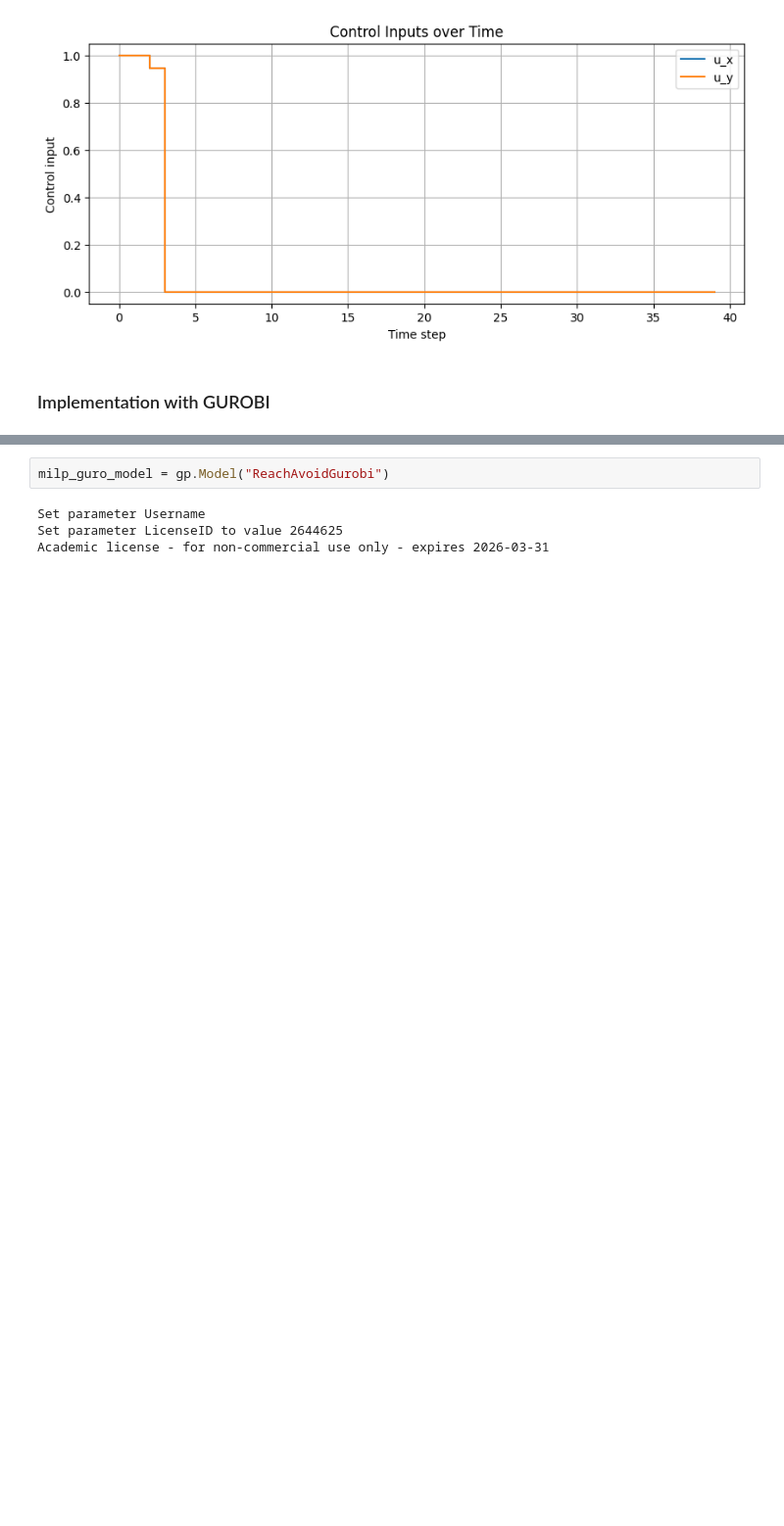
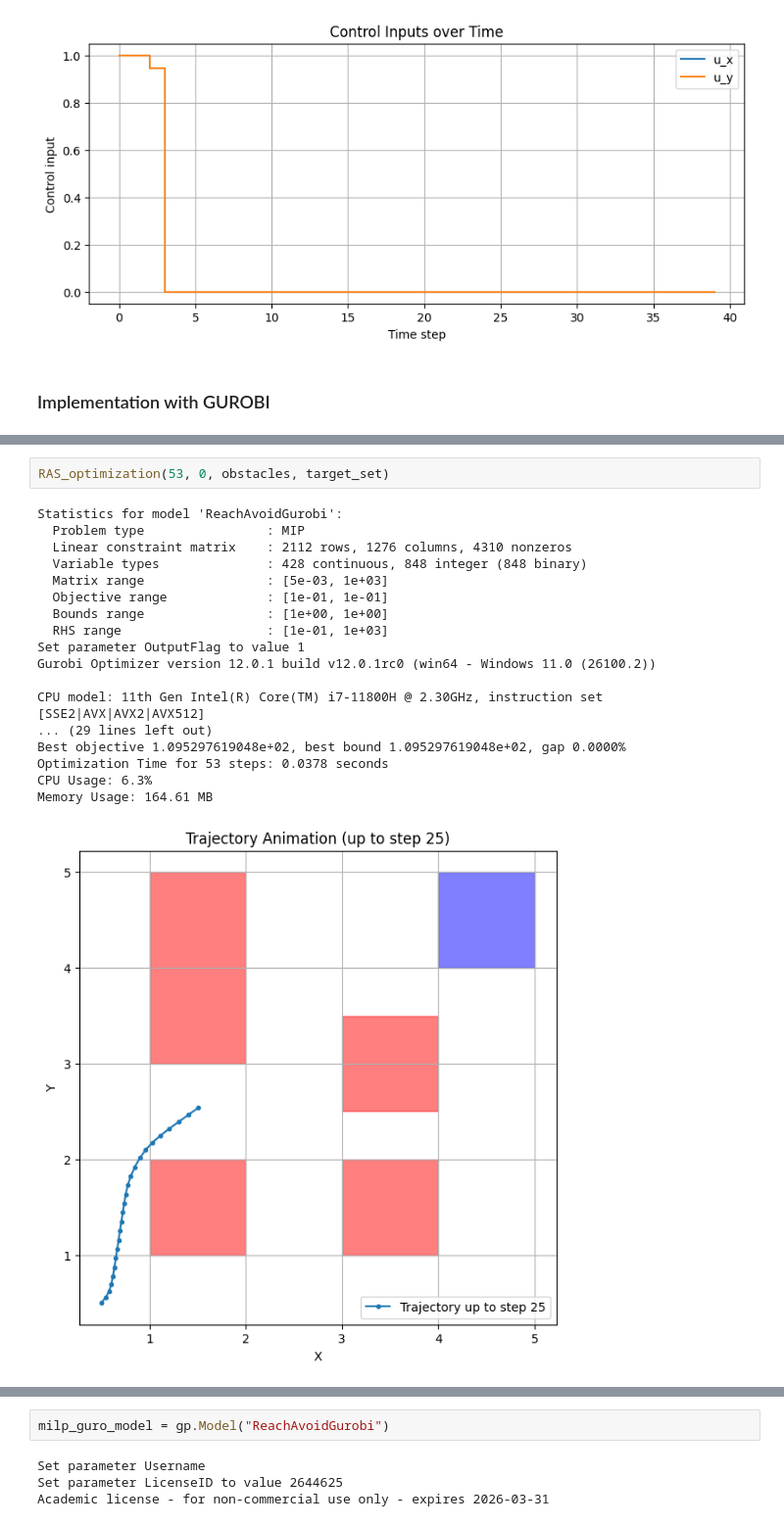
Before and after one commit to Mount75/ReachAvoidStay, a Jupyter notebook: main.ipynb, the cells around one changed output, grey strips where cells are left out. Shown: that part at 98% size. Drawn from its saved outputs; the diff is of its cells as text; blank space fills up the shorter version.

Commit message:
wrapped the optimization process into a function so I could modify the parameters accordingly

```diff
--- a/main.ipynb
+++ b/main.ipynb
@@ -489,0 +680,21 @@ from gurobipy import GRB
+# %%
+RAS_optimization(53, 0, obstacles, target_set)
+# %% [output]
+Statistics for model 'ReachAvoidGurobi':
+  Problem type                : MIP
+  Linear constraint matrix    : 2112 rows, 1276 columns, 4310 nonzeros
+  Variable types              : 428 continuous, 848 integer (848 binary)
+  Matrix range                : [5e-03, 1e+03]
+  Objective range             : [1e-01, 1e-01]
+  Bounds range                : [1e+00, 1e+00]
+  RHS range                   : [1e-01, 1e+03]
+Set parameter OutputFlag to value 1
+Gurobi Optimizer version 12.0.1 build v12.0.1rc0 (win64 - Windows 11.0 (26100.2))
+
+CPU model: 11th Gen Intel(R) Core(TM) i7-11800H @ 2.30GHz, instruction set [SSE2|AVX|AVX2|AVX512]
+... (29 lines left out)
+Best objective 1.095297619048e+02, best bound 1.095297619048e+02, gap 0.0000%
+Optimization Time for 53 steps: 0.0378 seconds
+CPU Usage: 6.3%
+Memory Usage: 164.61 MB
+[figure, added]
```
Also changed, not shown: parts of 10 cells of this notebook, 1 other file.
